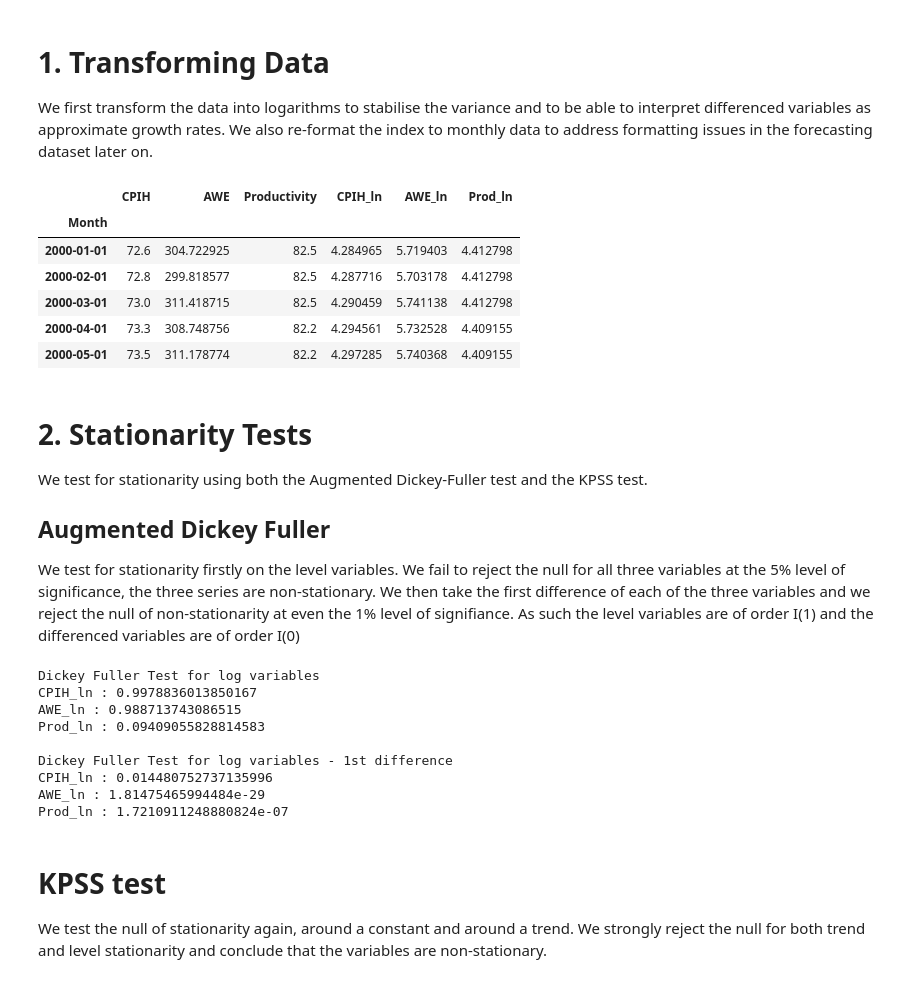
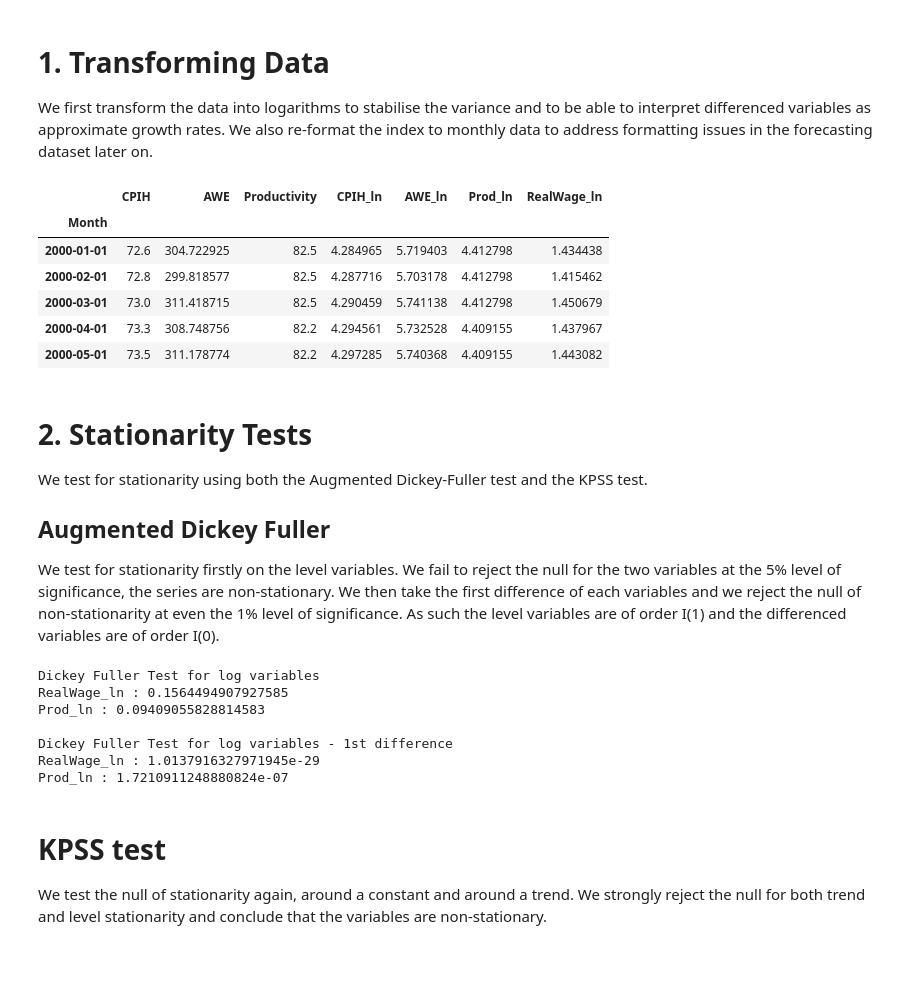
Before and after one commit to adrymmm/uk_inflation_wage_project, a Jupyter notebook: model.ipynb, the cells around one changed output. Saved outputs shown, nothing was run; the diff lists cells and outputs as text; code cells hidden in the pictures.

```diff
--- a/model.ipynb
+++ b/model.ipynb
@@ -16,39 +16,42 @@ We first transform the data into logarithms to stabilise the variance and to be
 # %%
 df_model = pd.read_csv('data/preprocessed/dataset.csv')
 
 df_log = df_model.copy()
 
 # Converting month to datetime and setting as index
 df_log['Month'] = pd.to_datetime(df_log['Month'])
 df_log = df_log.set_index('Month')
 # Monthly start frequency
 df_log = df_log.asfreq('MS')
 
 # Log Transformations
 for c in ['CPIH', 'AWE', 'Productivity']:
     if c == 'Productivity':
         df_log['Prod_ln'] = np.log(df_log[c])
     else:
         df_log[f'{c}_ln'] = np.log(df_log[c])
 
+# Creating real wage from wages and productivity
+df_log["RealWage_ln"] = df_log["AWE_ln"] - df_log["CPIH_ln"]
+
 display(df_log.head())
 # %% [output]
-|  | CPIH | AWE | Productivity | CPIH_ln | AWE_ln | Prod_ln |
-| Month |  |  |  |  |  |  |
-| 2000-01-01 | 72.6 | 304.722925 | 82.5 | 4.284965 | 5.719403 | 4.412798 |
-| 2000-02-01 | 72.8 | 299.818577 | 82.5 | 4.287716 | 5.703178 | 4.412798 |
-| 2000-03-01 | 73.0 | 311.418715 | 82.5 | 4.290459 | 5.741138 | 4.412798 |
-| 2000-04-01 | 73.3 | 308.748756 | 82.2 | 4.294561 | 5.732528 | 4.409155 |
-| 2000-05-01 | 73.5 | 311.178774 | 82.2 | 4.297285 | 5.740368 | 4.409155 |
+|  | CPIH | AWE | Productivity | CPIH_ln | AWE_ln | Prod_ln | RealWage_ln |
+| Month |  |  |  |  |  |  |  |
+| 2000-01-01 | 72.6 | 304.722925 | 82.5 | 4.284965 | 5.719403 | 4.412798 | 1.434438 |
+| 2000-02-01 | 72.8 | 299.818577 | 82.5 | 4.287716 | 5.703178 | 4.412798 | 1.415462 |
+| 2000-03-01 | 73.0 | 311.418715 | 82.5 | 4.290459 | 5.741138 | 4.412798 | 1.450679 |
+| 2000-04-01 | 73.3 | 308.748756 | 82.2 | 4.294561 | 5.732528 | 4.409155 | 1.437967 |
+| 2000-05-01 | 73.5 | 311.178774 | 82.2 | 4.297285 | 5.740368 | 4.409155 | 1.443082 |
 # %% [markdown]
 # 2. Stationarity Tests
 We test for stationarity using both the Augmented Dickey-Fuller test and the KPSS test.
 
 ## Augmented Dickey Fuller
-We test for stationarity firstly on the level variables. We fail to reject the null for all three variables at the 5% level of significance, the three series are non-stationary. We then take the first difference of each of the three variables and we reject the null of non-stationarity at even the 1% level of signifiance. As such the level variables are of order I(1) and the differenced variables are of order I(0)
+We test for stationarity firstly on the level variables. We fail to reject the null for the two variables at the 5% level of significance, the series are non-stationary. We then take the first difference of each variables and we reject the null of non-stationarity at even the 1% level of significance. As such the level variables are of order I(1) and the differenced variables are of order I(0).
 # %%
 # Log column list
-cols = ['CPIH_ln', 'AWE_ln', 'Prod_ln']
+cols = ['RealWage_ln', 'Prod_ln']
 # Running unit root test for each variable
 print("Dickey Fuller Test for log variables")
 for col in cols:
@@ -59,6 +62,7 @@ for col in cols:
 
 #Taking first difference
 df_log_diff = df_log[cols].diff().dropna()
+
 #Running unit roots tests for differenced variables
 print("\nDickey Fuller Test for log variables - 1st difference")
 for col in cols:
@@ -67,13 +71,11 @@ for col in cols:
 # We reject the null at 1% level, the differenced series are stationary
 # %% [output]
 Dickey Fuller Test for log variables
-CPIH_ln : 0.9978836013850167
-AWE_ln : 0.988713743086515
+RealWage_ln : 0.1564494907927585
 Prod_ln : 0.09409055828814583
 
 Dickey Fuller Test for log variables - 1st difference
-CPIH_ln : 0.014480752737135996
-AWE_ln : 1.81475465994484e-29
+RealWage_ln : 1.0137916327971945e-29
 Prod_ln : 1.7210911248880824e-07
 # %% [markdown]
 # KPSS test
```
Also changed, not shown: parts of 28 cells of this notebook.
